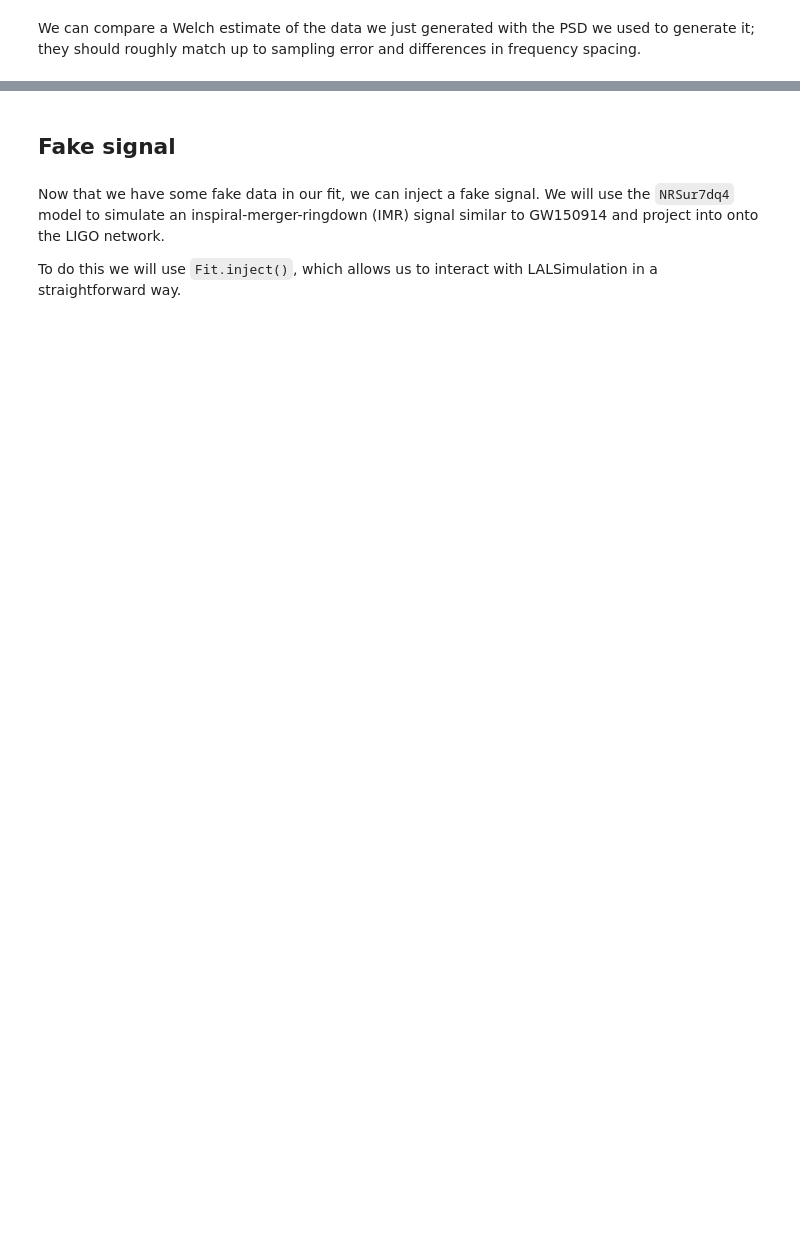
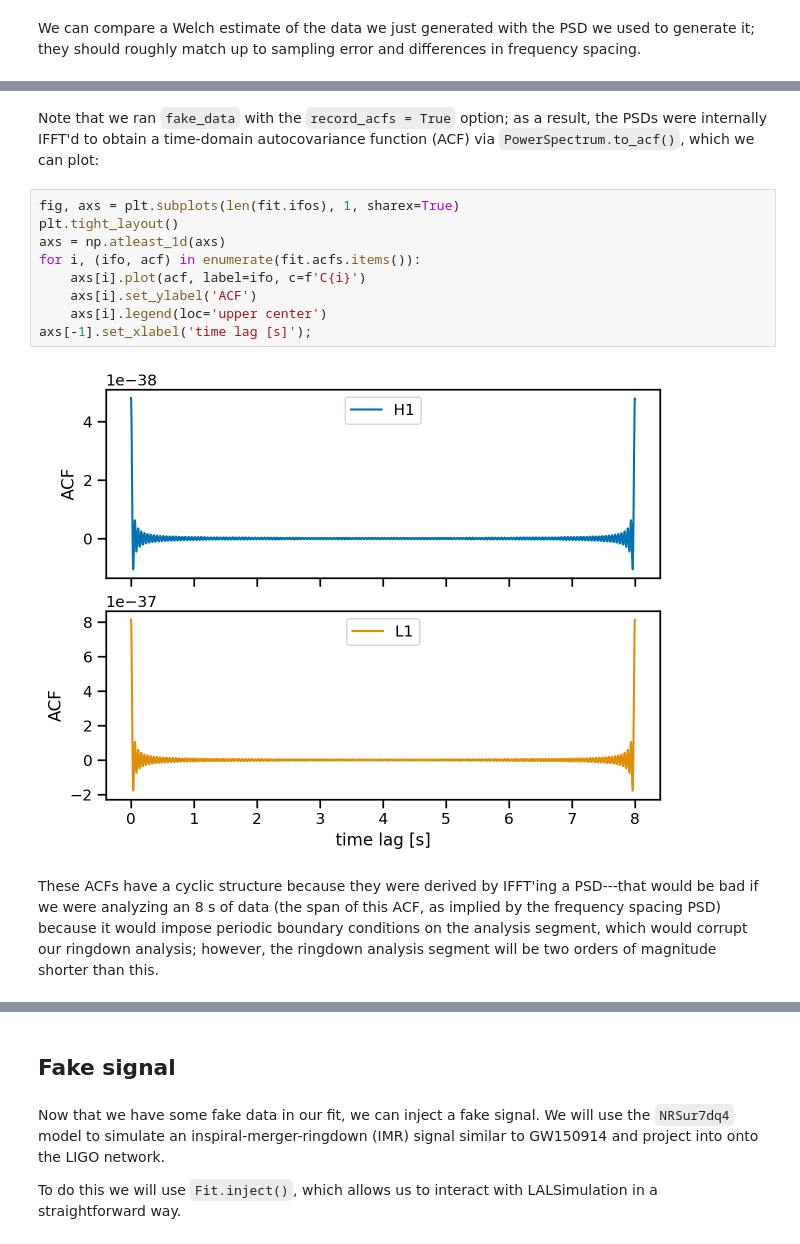
Before and after one commit to maxisi/ringdown, a Jupyter notebook: docs/examples/imr_injection.ipynb, the cells around one changed output, grey strips where cells are left out. Drawn from its saved outputs; the diff is of its cells as text; blank space fills up the shorter version.

```diff
--- a/docs/examples/imr_injection.ipynb
+++ b/docs/examples/imr_injection.ipynb
@@ -117,0 +122,15 @@ axs[-1].set_xlabel('frequency [Hz]');
+# %% [markdown]
+Note that we ran `fake_data` with the `record_acfs = True` option; as a result, the PSDs were internally IFFT'd to obtain a time-domain autocovariance function (ACF) via `PowerSpectrum.to_acf()`, which we can plot:
+# %%
+fig, axs = plt.subplots(len(fit.ifos), 1, sharex=True)
+plt.tight_layout()
+axs = np.atleast_1d(axs)
+for i, (ifo, acf) in enumerate(fit.acfs.items()):
+    axs[i].plot(acf, label=ifo, c=f'C{i}')
+    axs[i].set_ylabel('ACF')
+    axs[i].legend(loc='upper center')
+axs[-1].set_xlabel('time lag [s]');
+# %% [output]
+[figure, added]
+# %% [markdown]
+These ACFs have a cyclic structure because they were derived by IFFT'ing a PSD---that would be bad if we were analyzing an 8 s of data (the span of this ACF, as implied by the frequency spacing PSD) because it would impose periodic boundary conditions on the analysis segment, which would corrupt our ringdown analysis; however, the ringdown analysis segment will be two orders of magnitude shorter than this.
```
Also changed, not shown: parts of 29 cells of this notebook.
